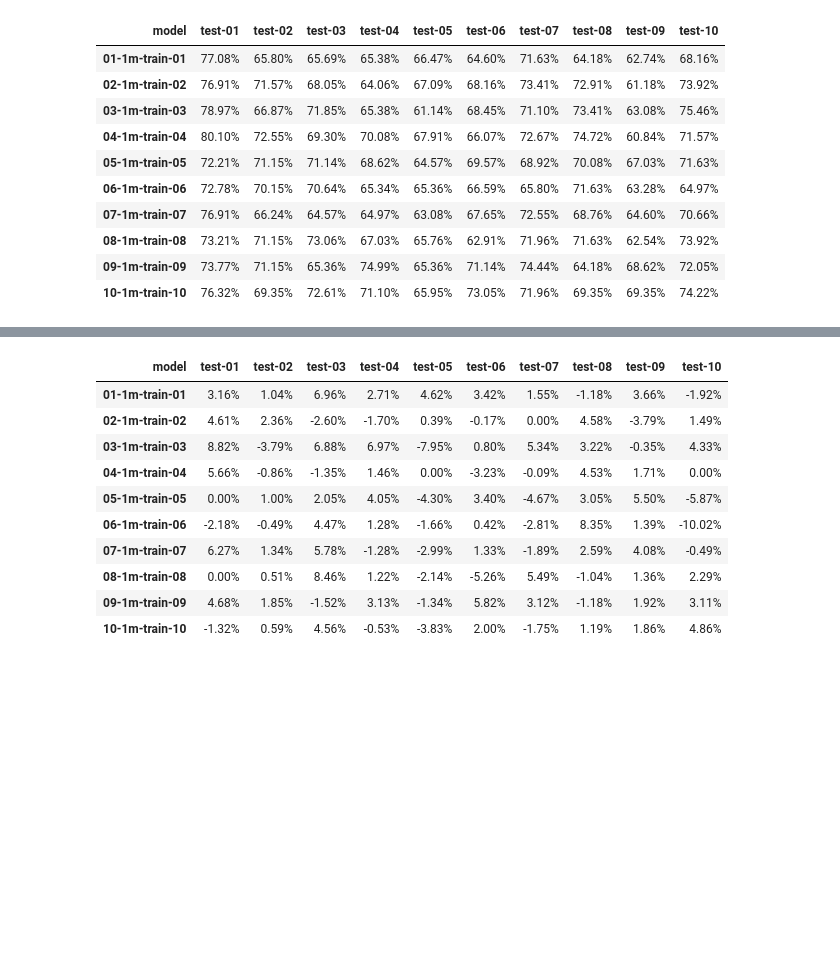
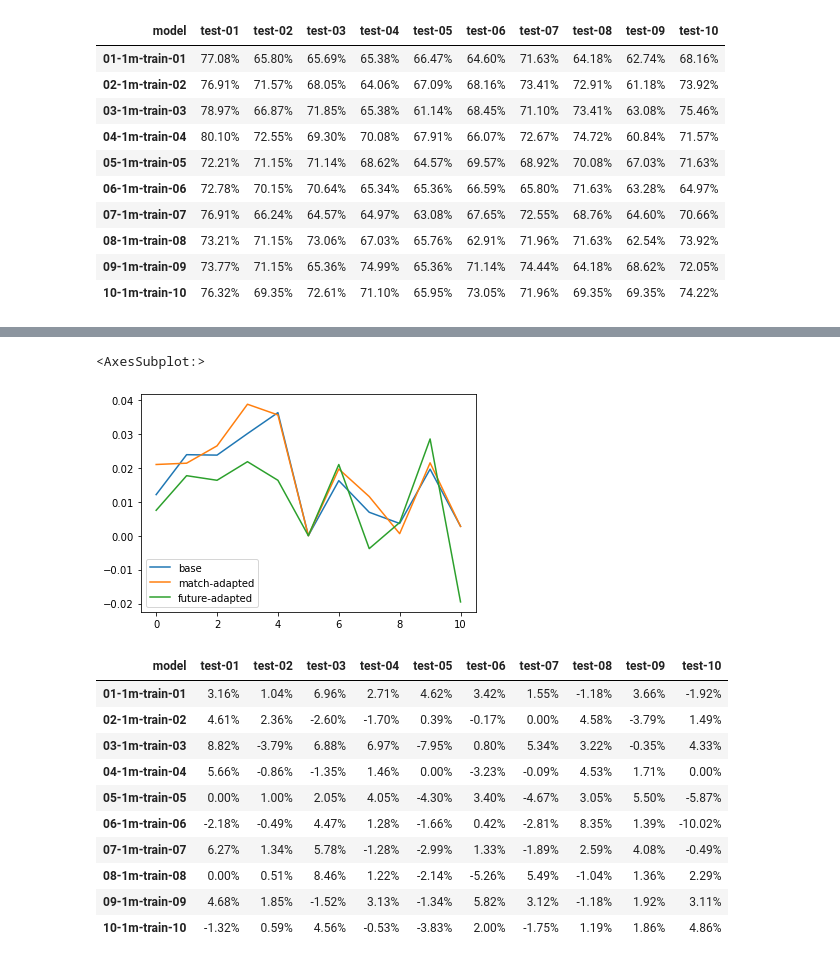
Before and after one commit to paul-rottger/temporal-adaptation, a Jupyter notebook: 4_evaluation/classification/evaluate_classification_results.ipynb, the cells around one changed output, grey strips where cells are left out. Cells and saved outputs as stored; diff of their text form; code cells hidden in the pictures; blank space fills up the shorter version.

```diff
--- a/4_evaluation/classification/evaluate_classification_results.ipynb
+++ b/4_evaluation/classification/evaluate_classification_results.ipynb
@@ -132,23 +145,3 @@ out_df.T.style.background_gradient(cmap=cm, axis = 0 ).format('{0:,.2%}')
 | 08-1m-train-08 | 73.21% | 71.15% | 73.06% | 67.03% | 65.76% | 62.91% | 71.96% | 71.63% | 62.54% | 73.92% |
 | 09-1m-train-09 | 73.77% | 71.15% | 65.36% | 74.99% | 65.36% | 71.14% | 74.44% | 64.18% | 68.62% | 72.05% |
 | 10-1m-train-10 | 76.32% | 69.35% | 72.61% | 71.10% | 65.95% | 73.05% | 71.96% | 69.35% | 69.35% | 74.22% |
-# %%
-for df in [base_df, adapted_df]:
-
-    for k in reversed(range(0,6)):
-        print(f'difference in macro F1 between train=test and train=test-{k} (column-wise)')
-        print('{:.2%}'.format((np.diag(df)[k:] - np.diag(df, k=k)).mean()))
-
-    # o x o
-    # o x x
-    # o o x
-
-    for k in reversed(range(-5,0)):
-        print(f'difference in macro F1 between train=test and train{k}=test (column-wise)')
-        print('{:.2%}'.format((np.diag(df)[:k] - np.diag(df, k=k)).mean()))
-
-    # x o o
-    # x x o
-    # o x o
-
-    print()
@@ -172,0 +199,12 @@ difference in macro F1 between train=test and train-5=test (column-wise)
+# %%
+diffs = defaultdict(list)
+
+for df, name in zip([base_df, adapted_df, shift_adapted_df], ['base', 'match-adapted', 'future-adapted']):
+    diffs[name] = []
+
+    print(name.upper(), '- difference in avg. macro F1 vsmat')
+    for k in reversed(range(-5,6)):
+        diff = np.diag(df).mean() - np.diag(df, k=k).mean()
+        diffs[name].append(diff)
+        print(f'train=test vs train{k}=test', '{:.2%}'.format(diff))
+    print()
@@ -173,3 +229,8 @@ difference in macro F1 between train=test and train-5=test (column-wise)
+# %%
+pd.DataFrame.from_dict(diffs).plot()
+# %% [output]
+<AxesSubplot:>
+[figure, added]
 # %%
 # difference in f1 scores between base and month-adapted models for each test case
 
```
Also changed, not shown: parts of 20 cells of this notebook, 1 other file.
